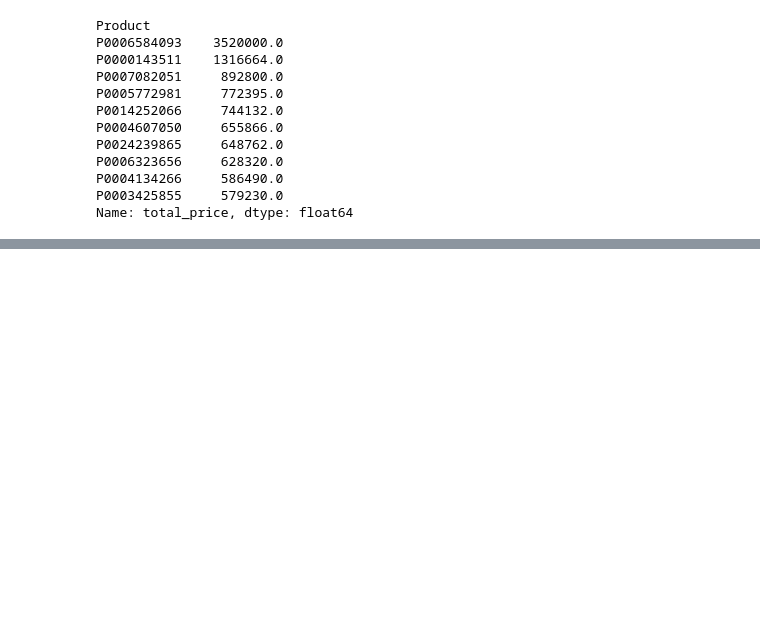
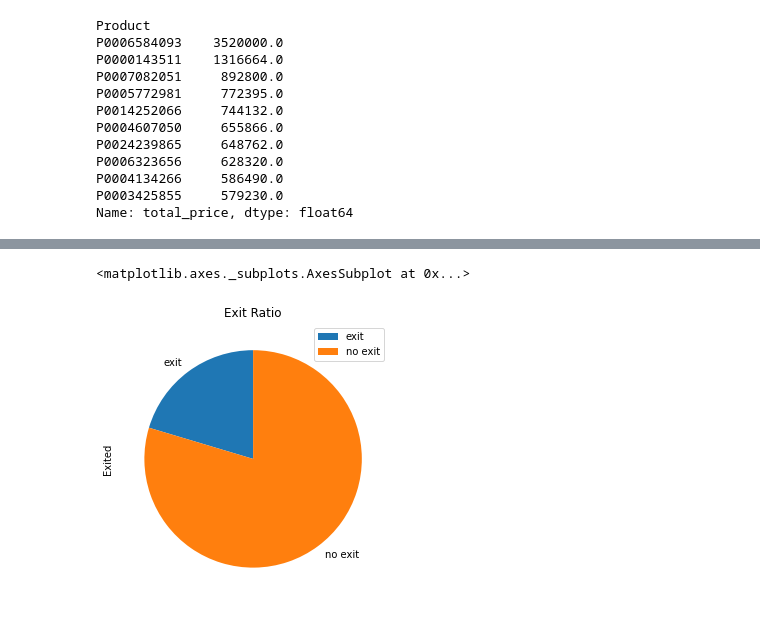
Before and after one commit to ywchiu/esunpy, a Jupyter notebook: Demo20200819.ipynb, the cells around one changed output, grey strips where cells are left out. Cells and saved outputs as stored; diff of their text form; code cells hidden in the pictures; blank space fills up the shorter version.

```diff
--- a/Demo20200819.ipynb
+++ b/Demo20200819.ipynb
@@ -802,0 +938,7 @@ Name: total_price, dtype: float64
+# %%
+exited.sort_values(inplace = True)
+exited.plot(kind = 'pie', title = 'Exit Ratio', figsize=[5,5], counterclock=True,
+startangle=90, legend=True)
+# %% [output]
+<matplotlib.axes._subplots.AxesSubplot at 0x...>
+[figure, added]
```
Also changed, not shown: parts of 37 cells of this notebook.
